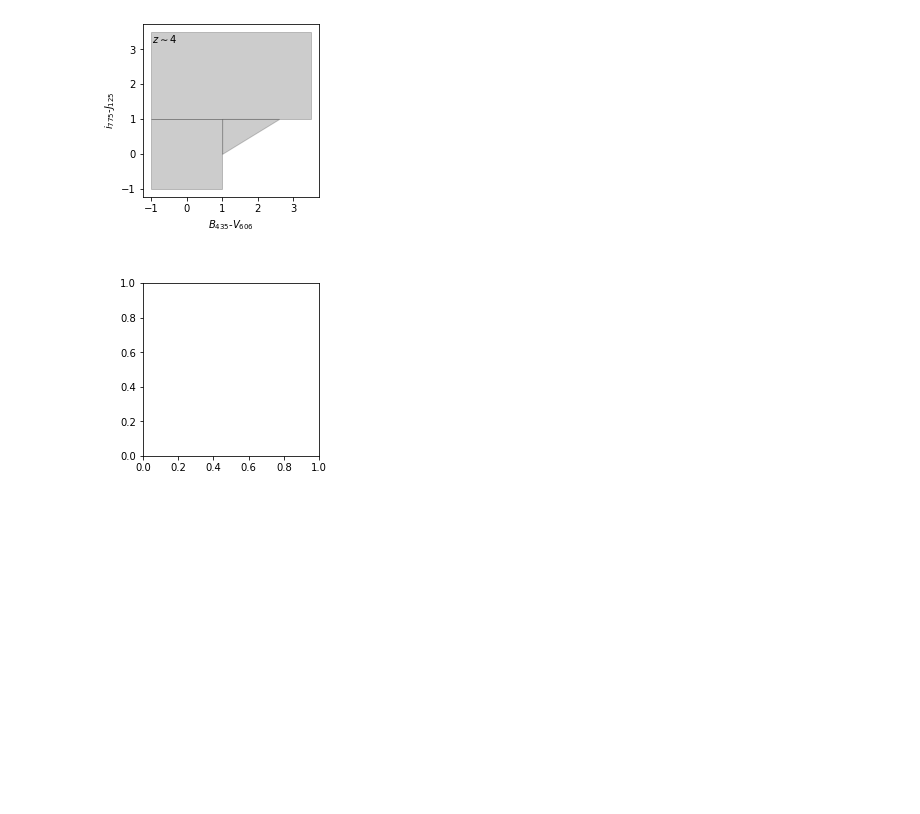
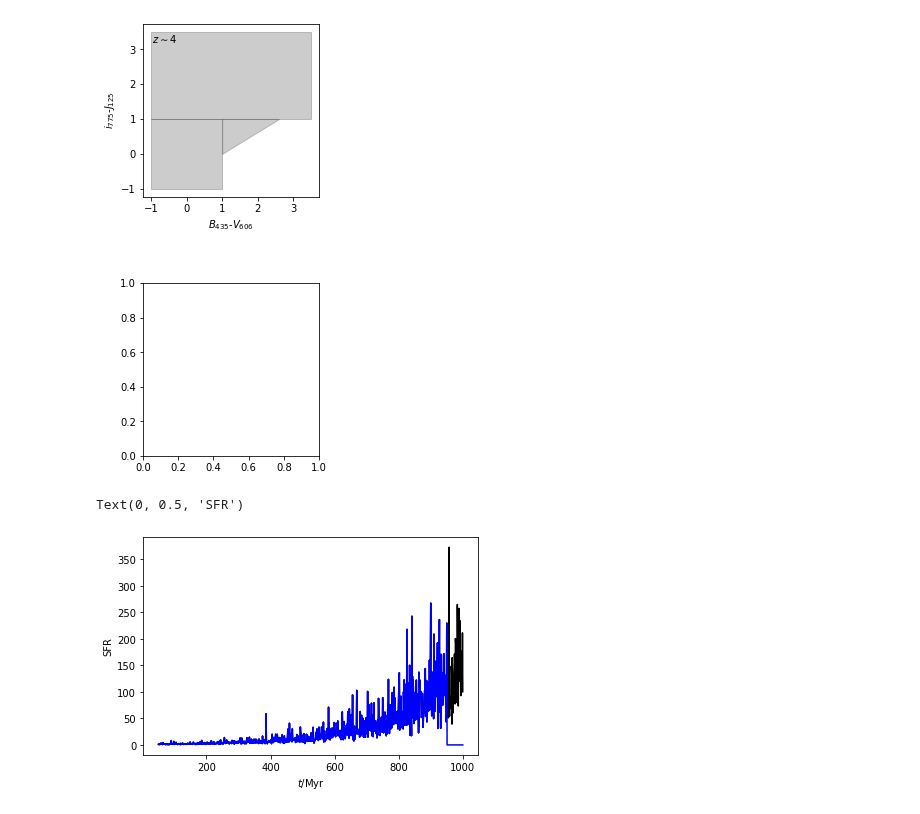
Before and after one commit to eklem1/GalaxySim, a Jupyter notebook: HMFtoSMF_nonLinear.ipynb, the cells around one changed output. Drawn from its saved outputs; the diff is of its cells as text; code cells hidden in the pictures; blank space fills up the shorter version.

Commit message:
working on sSFR and SFRD, model and data

```diff
--- a/HMFtoSMF_nonLinear.ipynb
+++ b/HMFtoSMF_nonLinear.ipynb
@@ -314,3 +316,32 @@ data.PlotColorColor(pop)
 # %% [output]
 AttributeError: 'GalaxyAggregate' object has no attribute 'histories'
 [figure]
+# %%
+# Extract base set of parameters using a double power-law SFE
+pars = ares.util.ParameterBundle('mirocha2017:base').pars_by_pop(0, 1)
+
+# Add modifications necessary to handle generalizations
+pars['pop_sfr_model'] = 'ensemble'
+pars['pop_aging'] = True
+pars['pop_ssp'] = True
+
+tarr = np.arange(50, 1001, 1.)       # array of times in Myr
+
+# Exponentially-rising SFH with log-normal scatter
+sfh1 = np.exp(tarr / 200.)
+sfh1 *= np.random.lognormal(size=tarr.size, sigma=0.5)
+sfh1 = np.atleast_2d(sfh1)
+
+# For contrast, compare to same SFH that is nulled for last 50 Myr
+sfh2 = sfh1.copy()
+sfh2[:,tarr > 950] = 0.0
+
+# Plot histories for sanity check
+pl.figure(1)
+pl.plot(tarr, sfh1[0], color='k')
+pl.plot(tarr, sfh2[0], color='b')
+pl.xlabel(r'$t / \mathrm{Myr}$')
+pl.ylabel(r'SFR')
+# %% [output]
+Text(0, 0.5, 'SFR')
+[figure, added]
```
Also changed, not shown: parts of 2 cells of this notebook, 2 other files.
